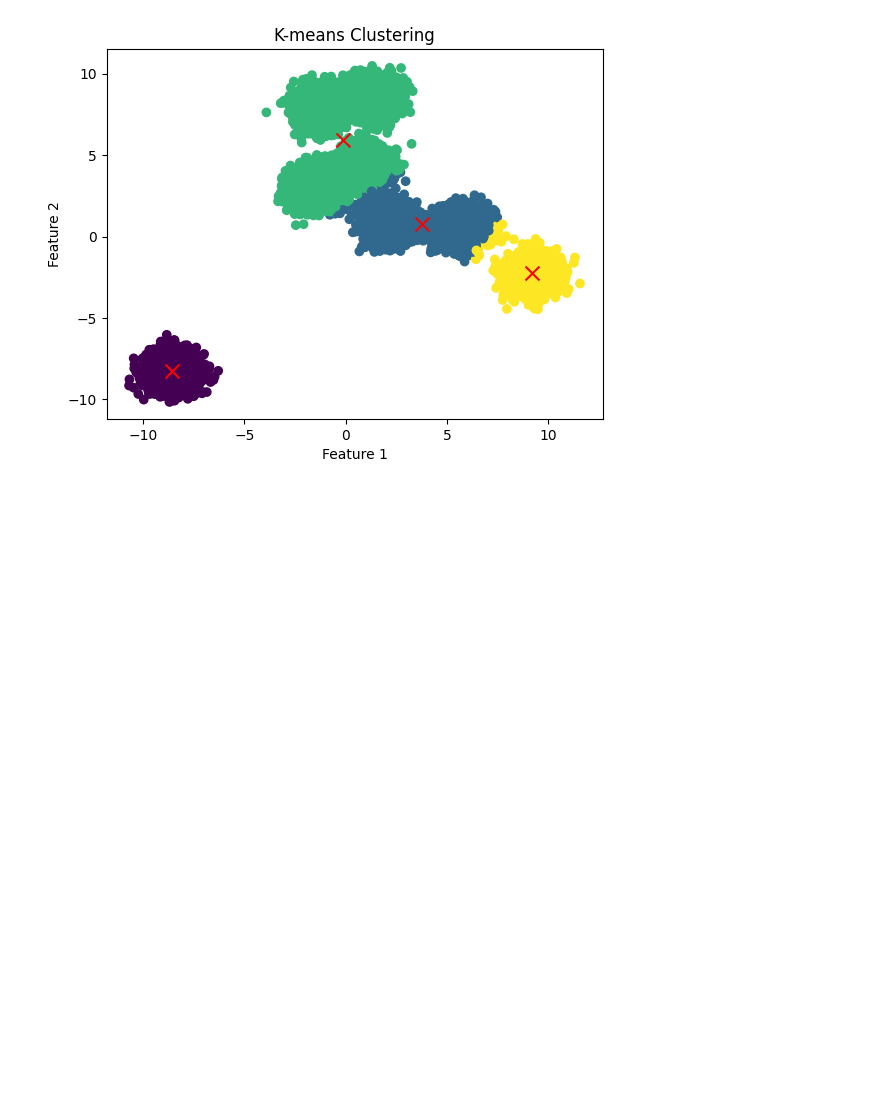
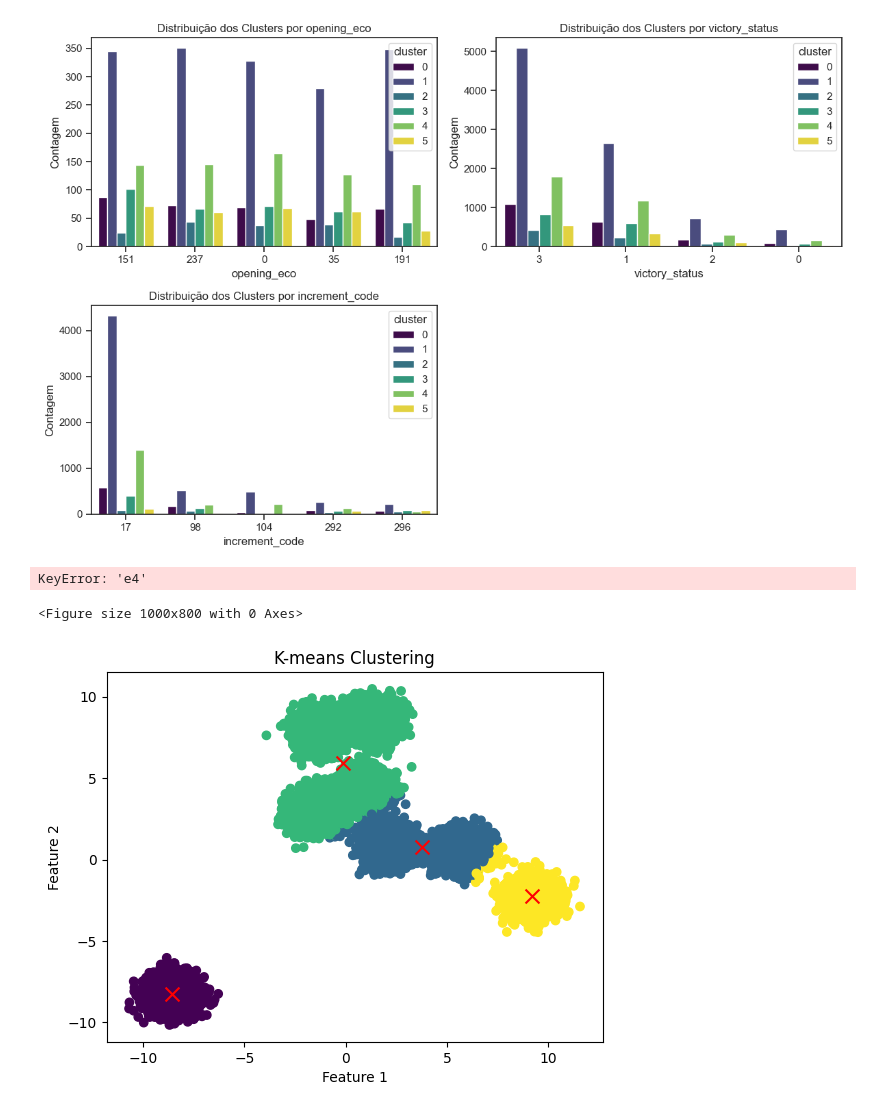
Before and after one commit to SocekMurilo/Chess-Learning, a Jupyter notebook: teste.ipynb, the cells around one changed output. Saved outputs shown, nothing was run; the diff lists cells and outputs as text; code cells hidden in the pictures; blank space fills up the shorter version.

```diff
--- a/teste.ipynb
+++ b/teste.ipynb
@@ -119,3 +135,68 @@ Name: cluster, Length: 20058, dtype: float64
+# %%
+import pandas as pd
+import matplotlib.pyplot as plt
+import seaborn as sns
+from sklearn.cluster import MiniBatchKMeans
+from sklearn.preprocessing import LabelEncoder
+from joblib import dump
+
+# Carregar o conjunto de dados e pré-processá-lo
+df = pd.read_csv('DataSet\\games.csv')
+df.columns = df.columns.str.strip()
+df.dropna(inplace=True)
+df.drop(['id', 'created_at', 'white_id', 'black_id'], axis=1, inplace=True)
+
+# Filtrar as partidas que incluem a jogada específica (ex: 'd4')
+df['moves'] = df['moves'].str.contains('d4')
+df = df[df['moves']]
+
+# Codificar as variáveis categóricas
+le = LabelEncoder()
+df['victory_status'] = le.fit_transform(df['victory_status'])
+df['winner'] = le.fit_transform(df['winner'])
+df['increment_code'] = le.fit_transform(df['increment_code'])
+df['opening_eco'] = le.fit_transform(df['opening_eco'])
+df['opening_name'] = le.fit_transform(df['opening_name'])
+
+# Separar os dados
+Y = df['winner']
+X = df.drop(['winner'], axis=1)
+
+# Clusterização
+model = MiniBatchKMeans(n_clusters=6,
+                        random_state=5464,
+                        batch_size=20,
+                        n_init="auto")
+model.fit(X)
+dump(model, 'chess.pkl')
+
+# Prevendo os clusters para os dados
+preds = model.predict(X)
+df['cluster'] = preds
+
+# Visualização: Distribuição dos Clusters em Relação às Variáveis Importantes
+plt.figure(figsize=(12, 8))
+important_vars = ['opening_eco', 'victory_status', 'increment_code']
+for i, col in enumerate(important_vars):
+    plt.subplot(2, 2, i+1)
+    sns.countplot(data=df, x=col, hue='cluster', palette='viridis', order=df[col].value_counts().iloc[:5].index)
+    plt.title(f'Distribuição dos Clusters por {col}')
+    plt.xlabel(col)
+    plt.ylabel('Contagem')
+plt.tight_layout()
+plt.show()
+
+# Visualização: Gráfico de Dispersão dos Clusters
+plt.figure(figsize=(10, 8))
+plt.scatter(df['cluster'], df['e4'], alpha=0.6, s=10, cmap='viridis')
+plt.title('Gráfico de Dispersão dos Clusters')
+plt.xlabel('Cluster')
+plt.ylabel('e4')
+plt.show()
+# %% [output]
+[figure, added]
+KeyError: 'e4'
+<Figure size 1000x800 with 0 Axes>
 # %%
 np.random.seed(0)
 n_samples = 20000
```
Also changed, not shown: parts of 2 cells of this notebook, 1 other file.
